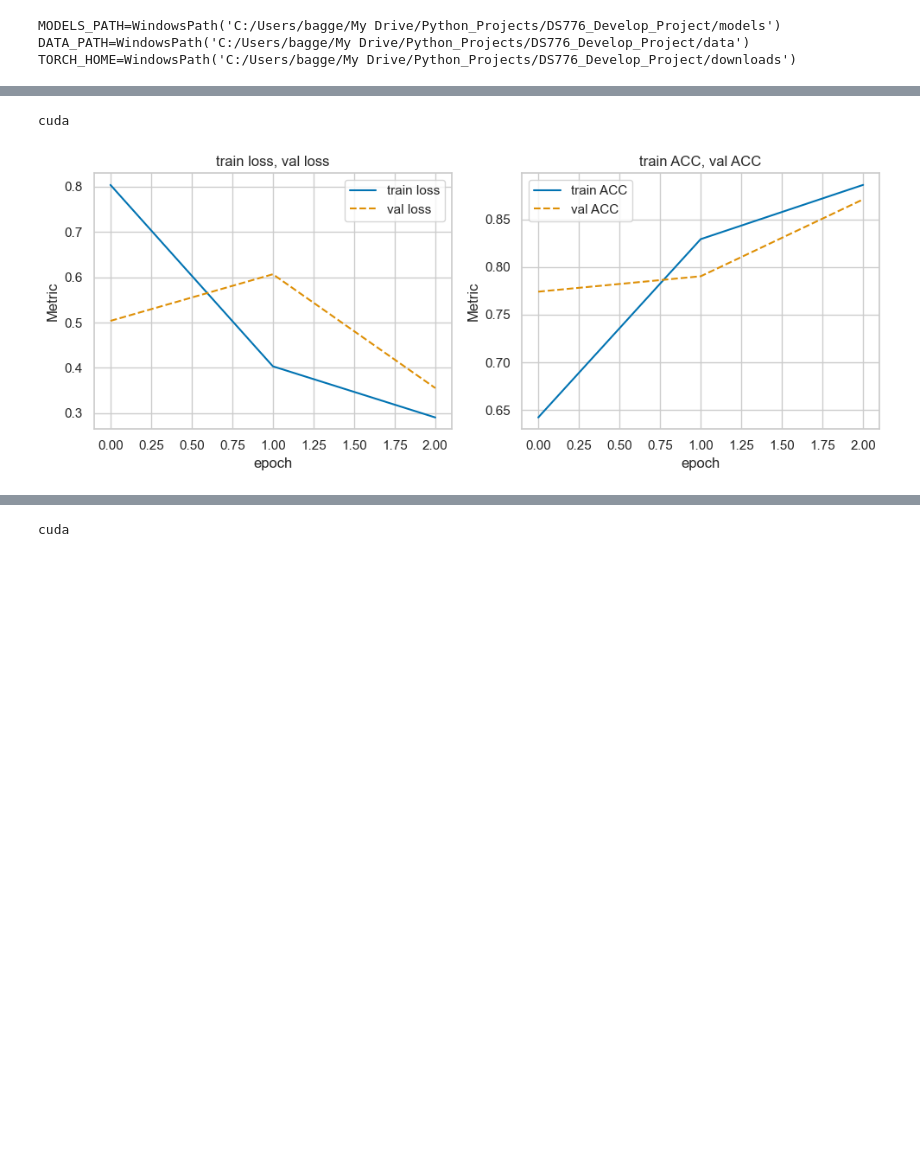
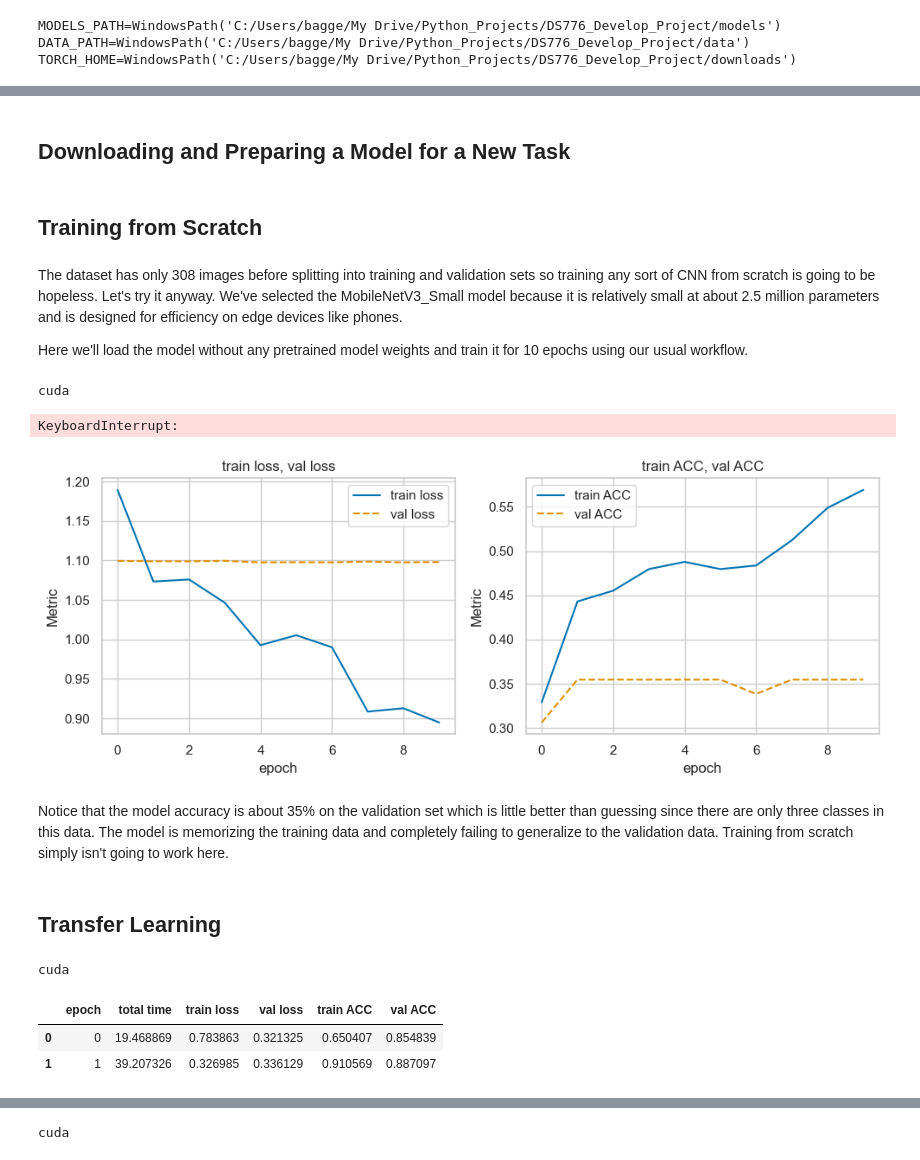
Before and after one commit to nkoranda97/DS776, a Jupyter notebook: Lesson_05_Transfer_Learning/cats_dogs_foxes.ipynb, the cells around one changed output, grey strips where cells are left out. Cells and saved outputs as stored; diff of their text form; code cells hidden in the pictures; blank space fills up the shorter version.

```diff
--- a/Lesson_05_Transfer_Learning/cats_dogs_foxes.ipynb
+++ b/Lesson_05_Transfer_Learning/cats_dogs_foxes.ipynb
@@ -117,0 +91,2 @@ for param in model.features.parameters():
+# %% [markdown]
+## Downloading and Preparing a Model for a New Task
@@ -118,13 +135,30 @@ for param in model.features.parameters():
+# %% [markdown]
+## Training from Scratch
+# %% [markdown]
+The dataset has only 308 images before splitting into training and validation sets so training any sort of CNN from scratch is going to be hopeless.  Let's try it anyway.  We've selected the MobileNetV3_Small model because it is relatively small at about 2.5 million parameters and is designed for efficiency on edge devices like phones.
+
+Here we'll load the model without any pretrained model weights and train it for 10 epochs using our usual workflow.
 # %%
+model = MobileNetV3SmallCustom(num_outputs=3)
 loss_func = nn.CrossEntropyLoss()  # Cross-entropy loss for classification
 optimizer = optim.AdamW(model.parameters())  # Adam optimizer
 
 device = get_device()
 print(device)
 
-ckpt_file = MODELS_PATH / 'L05_frozen_backbone_mnv3.pt'
-epochs = 3
+ckpt_file = MODELS_PATH / 'L05_from_scratch_mnv3.pt'
+epochs = 10
 
 score_funcs = {'ACC':accuracy_score}
+results = train_network(model,
+                        loss_func,
+                        train_loader,
+                        device=device,
+                        val_loader=val_loader,
+                        epochs = epochs,
+                        optimizer = optimizer,
+                        score_funcs = score_funcs,
+                        checkpoint_file=ckpt_file)
 # %% [output]
 cuda
+KeyboardInterrupt:
@@ -142,7 +165,7 @@ results = train_network(model,
 # %%
-ckpt_file = MODELS_PATH / 'L05_frozen_backbone_mnv3.pt'
+ckpt_file = MODELS_PATH / 'L05_from_scratch_mnv3.pt'
 AdamW_augment = load_results(ckpt_file)
 
 plot_training_metrics(AdamW_augment, [['train loss', 'val loss'], ['train ACC', 'val ACC']])
 # %% [output]
-[figure, old version]
+[figure, new version]
@@ -153 +172,41 @@ for param in model.features.parameters():
+# %% [markdown]
+Notice that the model accuracy is about 35% on the validation set which is little better than guessing since there are only three classes in this data.  The model is memorizing the training data and completely failing to generalize to the validation data.  Training from scratch simply isn't going to work here.
+# %% [markdown]
+## Transfer Learning
+# %%
+# Load the pre-trained model
+model = MobileNetV3SmallCustom(num_outputs=3, weights='DEFAULT')
+
+# Freeze the backbone of the model
+model.freeze_backbone()
+
+# Configure Training
+loss_func = nn.CrossEntropyLoss()  # Cross-entropy loss for classification
+optimizer = optim.AdamW(model.parameters())  # Adam optimizer
+device = get_device()
+print(device)
+
+ckpt_file = MODELS_PATH / 'L05_frozen_backbone_mnv3.pt'
+epochs = 2
+
+score_funcs = {'ACC':accuracy_score}
+
+# Train and save
+results = train_network(model,
+                        loss_func,
+                        train_loader,
+                        device=device,
+                        val_loader=val_loader,
+                        epochs = epochs,
+                        optimizer = optimizer,
+                        score_funcs = score_funcs,
+                        checkpoint_file=ckpt_file)
+# %% [output]
+cuda
+# %%
+results
+# %% [output]
+|  | epoch | total time | train loss | val loss | train ACC | val ACC |
+| 0 | 0 | 19.468869 | 0.783863 | 0.321325 | 0.650407 | 0.854839 |
+| 1 | 1 | 39.207326 | 0.326985 | 0.336129 | 0.910569 | 0.887097 |
 # %%
```
Also changed, not shown: parts of 24 cells of this notebook, 4 other files.
